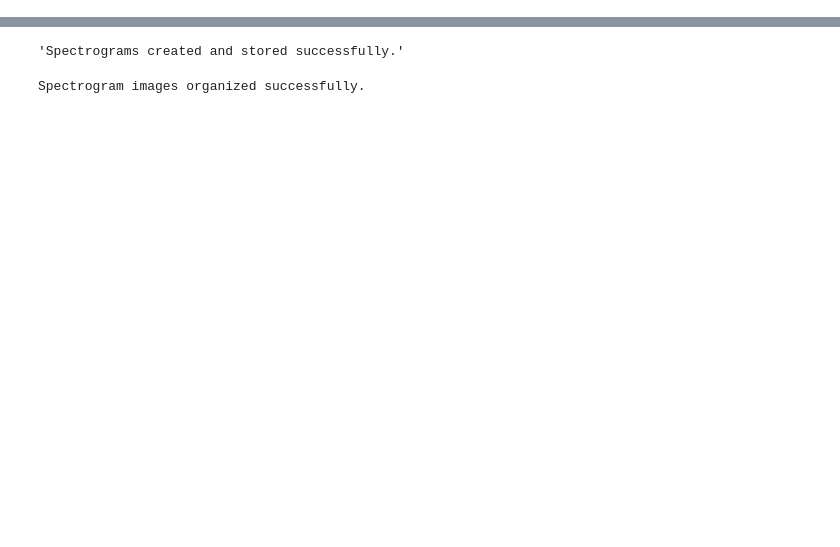
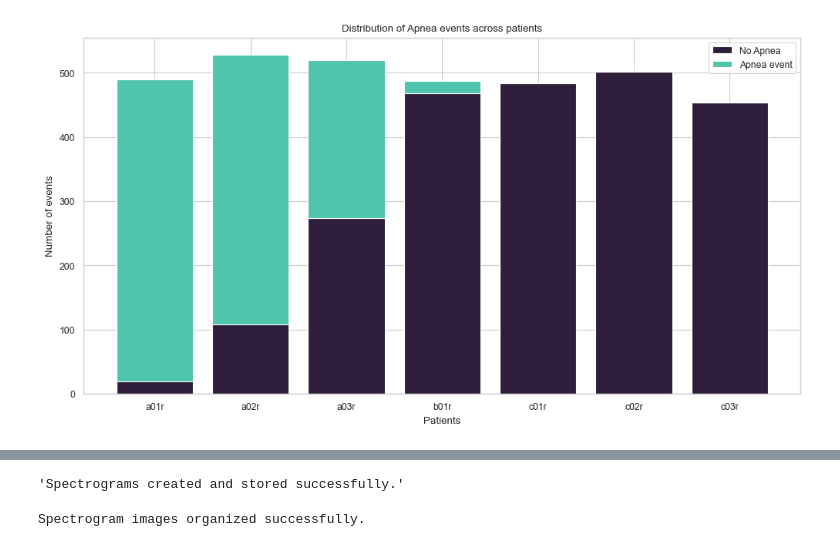
Before and after one commit to MoKholy/respiratory-stft-spec, a Jupyter notebook: explore2.ipynb, the cells around one changed output, grey strips where cells are left out. Saved outputs shown, nothing was run; the diff lists cells and outputs as text; code cells hidden in the pictures; blank space fills up the shorter version.

```diff
--- a/explore2.ipynb
+++ b/explore2.ipynb
@@ -89,0 +52,48 @@ Counter({'A': 453, 'N': 39})
+# %%
+import seaborn as sns
+patients = [ "a01r", "a02r", "a03r", "b01r", "c01r", "c02r", "c03r"]
+
+# for each patient, get the distribution of the labels
+def get_distribution(patients):
+    distributions = []
+    for patient in patients:
+        record, annotation = get_patient(patient)
+        distributions.append(Counter(annotation.symbol))
+    return distributions
+
+distributions = get_distribution(patients)
+
+# plot the distribution of the labels for each patient
+def plot_distribution(distributions):
+    for i, distribution in enumerate(distributions):
+        plt.figure(figsize=(10, 5))
+        plt.bar(distribution.keys(), distribution.values())
+        plt.title(f"Patient {patients[i]}")
+        plt.show()
+
+# get the distributions of the 2 labels across all patients
+def get_label_distribution(distributions):
+    label_distributions = []
+    for distribution in distributions:
+        label_distributions.append([distribution["N"], distribution["A"]])
+    return label_distributions
+
+label_distributions = get_label_distribution(distributions)
+
+# plot the distribution of the labels across all patients
+
+def plot_label_distribution(label_distributions):
+
+    plt.figure(figsize=(12, 6))
+    plt.bar(np.arange(len(label_distributions)), [x[0] for x in label_distributions], label="No Apnea", color=color_palette[2])
+    plt.bar(np.arange(len(label_distributions)), [x[1] for x in label_distributions], bottom=[x[0] for x in label_distributions], label="Apnea event", color=color_palette[15])
+    plt.xticks(np.arange(len(label_distributions)), patients)
+    plt.title("Distribution of Apnea events across patients")
+    plt.xlabel("Patients")
+    plt.ylabel("Number of events")
+    plt.legend()
+    plt.show()
+
+plot_label_distribution(label_distributions)
+# %% [output]
+[figure, added]
```
Also changed, not shown: parts of 11 cells of this notebook.
